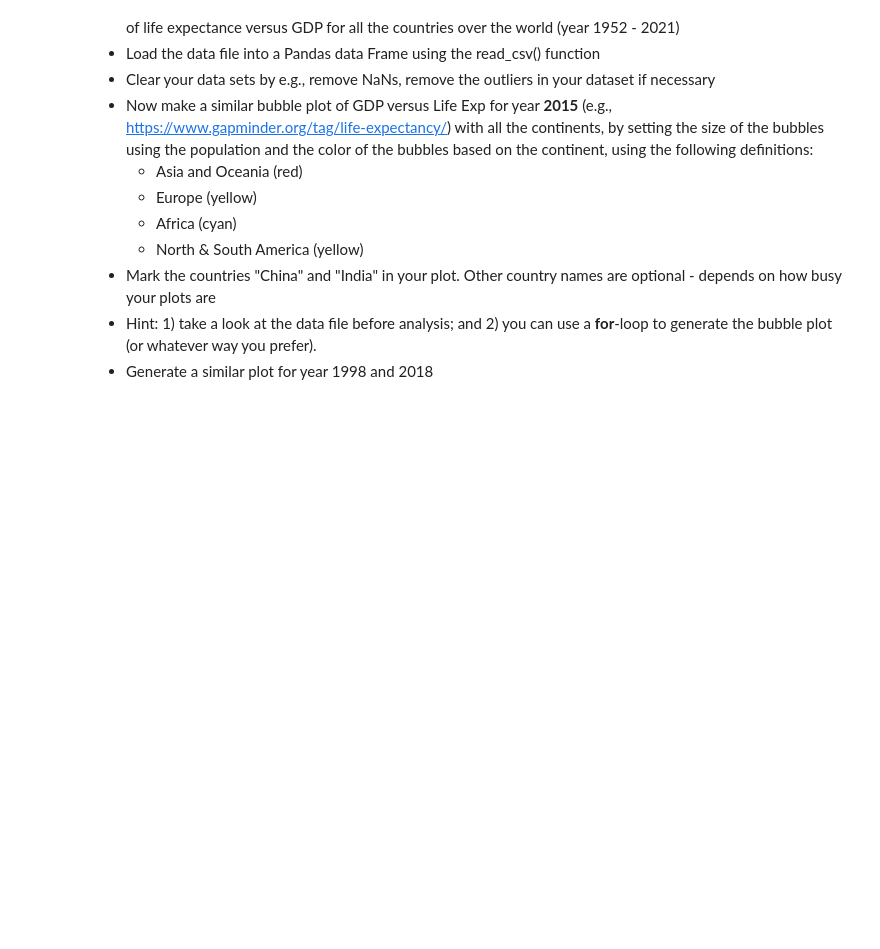
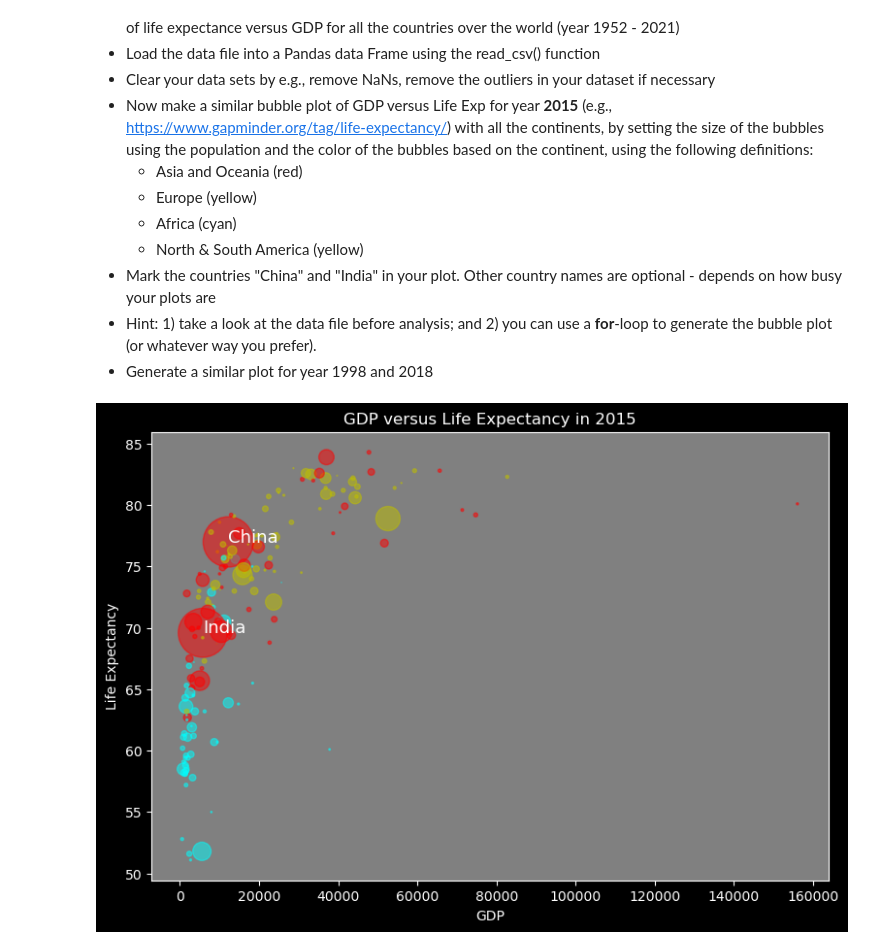
Before and after one commit to JerrySiRi/NJUAI_Learning_partial, a Jupyter notebook: HKU_exchange/Data_analysis_and_modeling_EASC2410/Assignment/HW5/HW_5_2024.ipynb, the cells around one changed output. Saved outputs shown, nothing was run; the diff lists cells and outputs as text; code cells hidden in the pictures; blank space fills up the shorter version.

```diff
--- a/HKU_exchange/Data_analysis_and_modeling_EASC2410/Assignment/HW5/HW_5_2024.ipynb
+++ b/HKU_exchange/Data_analysis_and_modeling_EASC2410/Assignment/HW5/HW_5_2024.ipynb
@@ -75,3 +143,85 @@ https://www.iris.edu/hq/inclass/animation/traveltime_curves_how_they_are_created
 - Mark the countries "China" and "India" in your plot. Other country names are optional - depends on how busy your plots are
 - Hint: 1) take a look at the data file before analysis; and 2) you can use a **for**-loop to generate the bubble plot (or whatever way you prefer).
 - Generate a similar plot for year 1998 and 2018
+# %%
+import matplotlib.pyplot as plt
+
+le_gdp = pd.read_csv("./life-expectancy-vs-gdp-per-capita.csv",delimiter=',')
+
+# rename: make it more convenient
+le_gdp.rename(columns={'Entity':'region',\
+        'Life expectancy at birth (historical)':'life',\
+            'GDP per capita':'gdp','Continent':'continent'\
+                ,'Population (historical estimates)':'population'},inplace=True)
+le_gdp = le_gdp.fillna(0)
+
+# how to remove outliers? what is the defination of outliers in this circumstance?
+
+def data_filter(year=None, known_region=None):
+    if year == 2015:
+        valid_index = (le_gdp['Year']==year)&(le_gdp['region']!=0)&\
+                (le_gdp['continent']!=0)&(le_gdp['gdp']!=0) &(le_gdp['population']!=0)
+        le_gdp_needed = le_gdp[valid_index]
+        temp = zip(le_gdp_needed['region'],le_gdp_needed['continent'])
+        # save the (country, continent) pairs we know
+        region_con = dict(temp)
+        return le_gdp_needed, region_con
+    else:
+        valid_index = []
+        real_continent = []
+        known_region_list = list(known_region.keys())
+
+        # do not filter 'continent'
+        valid_index_1 = (le_gdp['Year']==year)&(le_gdp['region']!=0)\
+            &(le_gdp['gdp']!=0) &(le_gdp['population']!=0)
+        le_gdp_needed = le_gdp[valid_index_1]
+
+        # filter 'continent' -- revise initial datafram!!!
+        for index in range(0,len(le_gdp_needed['Year'])):
+            if le_gdp_needed.iat[index,7]!=0:
+                continue
+            elif le_gdp_needed.iat[index,0] in known_region_list:
+                le_gdp_needed.iat[index,7] = known_region[le_gdp_needed.iat[index,0]]
+        valid_index_2 = le_gdp_needed['continent']!=0
+        le_gdp_real = le_gdp_needed[valid_index_2]
+
+        return le_gdp_real
+
+def draw_image(year = 2015, data_needed = None, real_continent = None):
+    if len(data_needed) == 0:
+        print("No valid data available")
+        return
+    filter_China = data_needed['region'] == 'China'
+    filter_India = data_needed['region'] == 'India'
+    china_gdp = data_needed[filter_China]['gdp'];china_life = data_needed[filter_China]['life']
+    India_gdp = data_needed[filter_India]['gdp'];India_life = data_needed[filter_India]['life']
+
+    color_dict = {'Asia':'r','Oceania':'r','Europe':'y','Africa':'cyan',\
+        'South America':'y','North America':'y'}
+    color_list = [color_dict[item] for item in data_needed['continent']]
+    bubble_size = [item/1000000 for item in data_needed['population']]
+
+    x_gdp = data_needed['gdp']
+    y_life = data_needed['life']
+
+    fig = plt.figure(figsize=(9,6))
+    plt.rcParams['axes.facecolor'] = 'gray'
+    plt.xlabel('GDP')
+    plt.ylabel('Life Expectancy')
+    plt.title("GDP versus Life Expectancy in {0}".format(year))
+    plt.scatter(x_gdp, y_life, bubble_size, color=color_list, alpha=0.5)
+    plt.text(china_gdp,china_life,'China',fontsize=13)
+    plt.text(India_gdp,India_life,'India',fontsize=13)
+    plt.show()
+
+
+data, region_con = data_filter(year=2015)
+draw_image(year=2015, data_needed=data)
+
+data = data_filter(year=1998, known_region=region_con)
+draw_image(year=1998, data_needed=data)
+
+data = data_filter(year=2018, known_region=region_con)
+draw_image(year=2018, data_needed=data)
+# %% [output]
+[figure, added]
```
Also changed, not shown: parts of 4 cells of this notebook, 41 other files.
